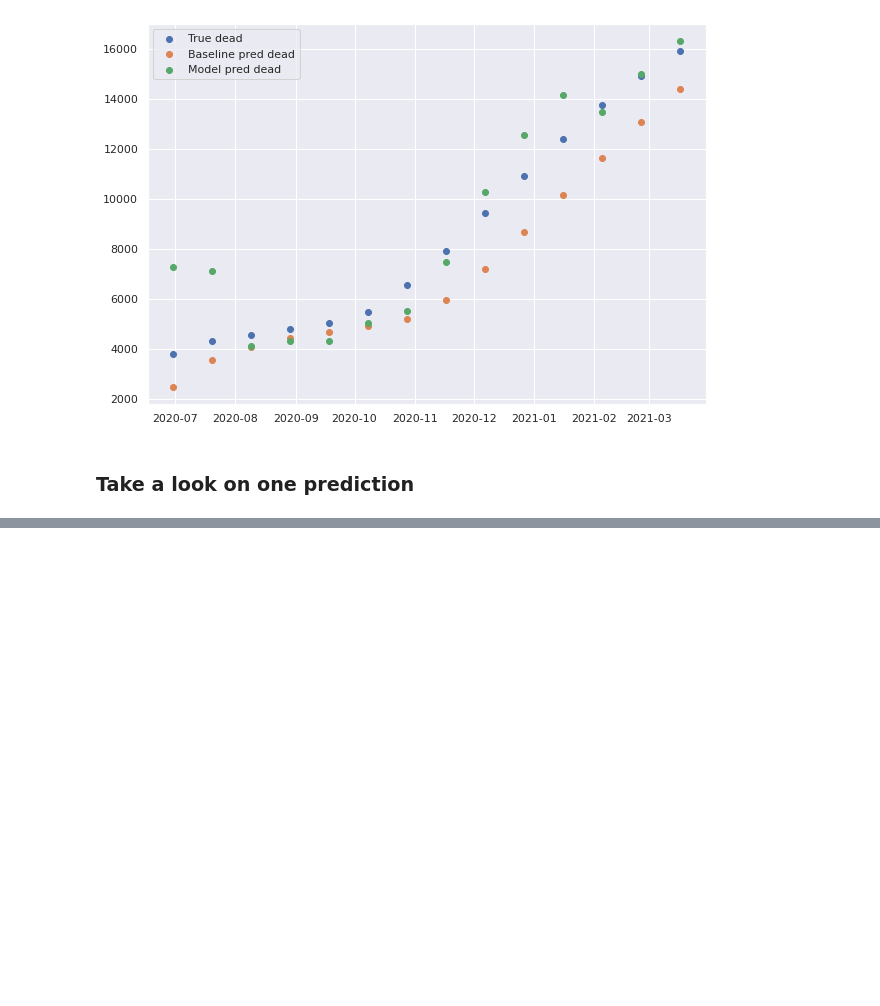
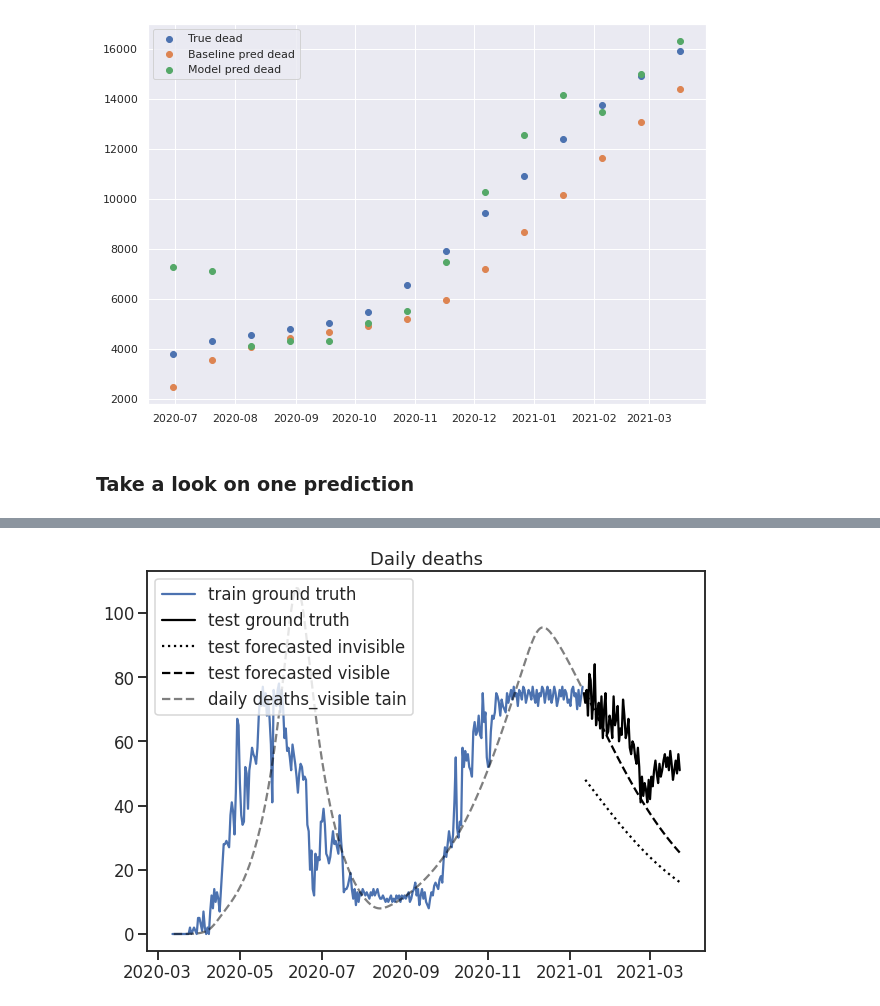
Before and after one commit to btseytlin/covid_peak_sir_modelling, a Jupyter notebook: seir_moscow_hidden.ipynb, the cells around one changed output, grey strips where cells are left out. Saved outputs shown, nothing was run; the diff lists cells and outputs as text; code cells hidden in the pictures; blank space fills up the shorter version.

```diff
--- a/seir_moscow_hidden.ipynb
+++ b/seir_moscow_hidden.ipynb
@@ -495,0 +523,18 @@ print('Best params', str(best_params))
+# %%
+sns.set_context("talk")
+sns.set_style("ticks")
+# %%
+plt.figure(figsize=(10, 7))
+# plt.plot(train_subset.date[:-1], new_dead_visible, label='daily deaths_visible', color='black')
+# plt.plot(train_subset.date[:-1], new_dead_invisible, label='daily deaths_invisible', color='black', linestyle='dashed')
+plt.plot(train_subset.date, train_subset['deaths_per_day'], label='train ground truth')
+plt.plot(test_subset.date, test_subset['deaths_per_day'], label='test ground truth', color='black')
+
+plt.plot(test_daily_df.new_dead_invisible, label='test forecasted invisible', color='black', linestyle=':')
+plt.plot(test_daily_df.new_dead_visible, label='test forecasted visible', color='black', linestyle='dashed')
+plt.plot(daily_df.new_dead_visible, label='daily deaths_visible tain', color='black', alpha=0.5, linestyle='dashed')
+plt.legend()
+plt.title('Daily deaths')
+plt.show()
+# %% [output]
+[figure, added]
```
Also changed, not shown: parts of 45 cells of this notebook, 5 other files.
